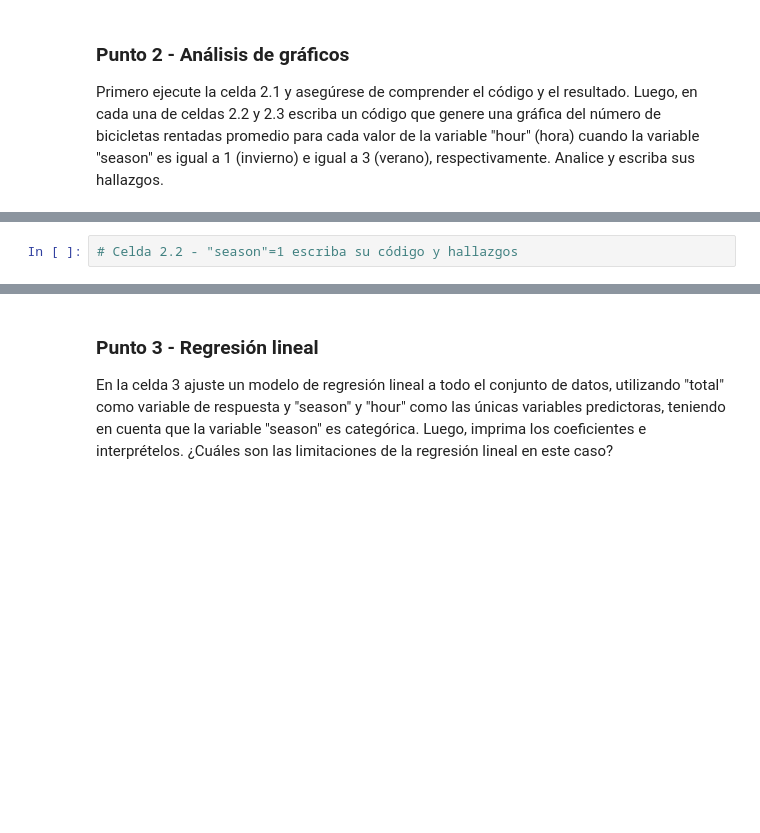
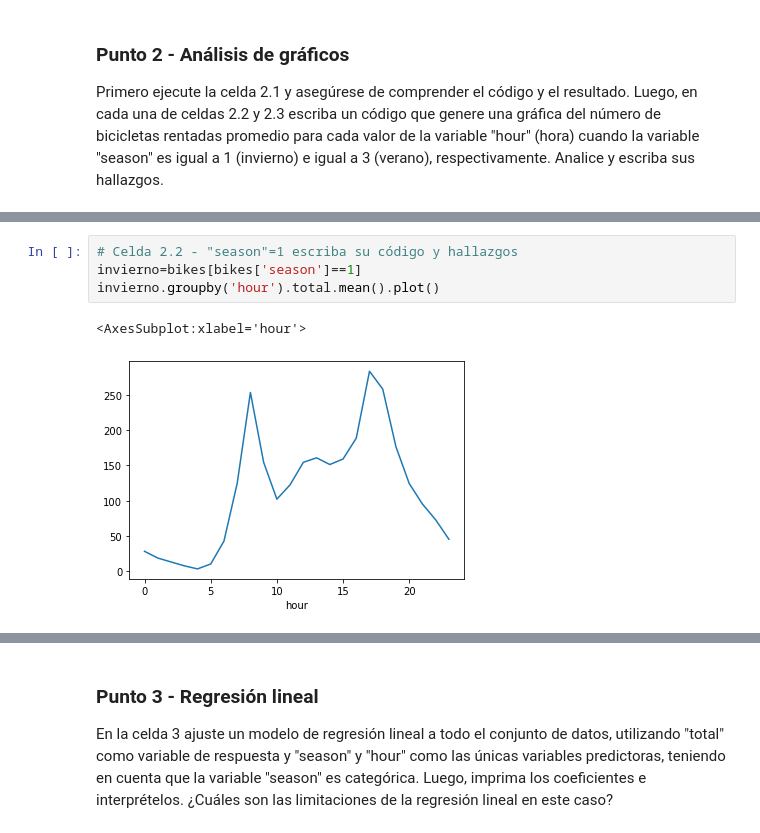
Before and after one commit to lmladinos/MIAD_ML_NLP_2023, a Jupyter notebook: Semana 1/S1TC1_arboles_ensamblajes.ipynb, the cells around one changed output, grey strips where cells are left out. Saved outputs shown, nothing was run; the diff lists cells and outputs as text; blank space fills up the shorter version.

```diff
--- a/Semana 1/S1TC1_arboles_ensamblajes.ipynb
+++ b/Semana 1/S1TC1_arboles_ensamblajes.ipynb
@@ -55,4 +108,9 @@ bikes.groupby('hour').total.mean().plot()
 # %%
 # Celda 2.2 - "season"=1 escriba su código y hallazgos
+invierno=bikes[bikes['season']==1]
+invierno.groupby('hour').total.mean().plot()
+# %% [output]
+<AxesSubplot:xlabel='hour'>
+[figure, added]
 # %%
 # Celda 2.3 - "season"=3 escriba su código y hallazgos
```
Also changed, not shown: parts of 8 cells of this notebook.
